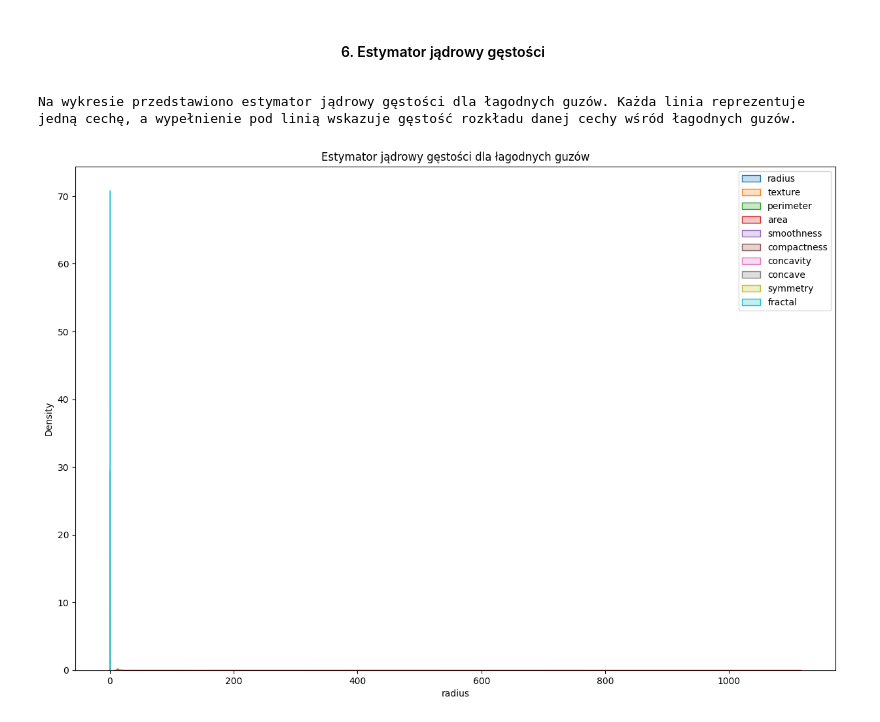
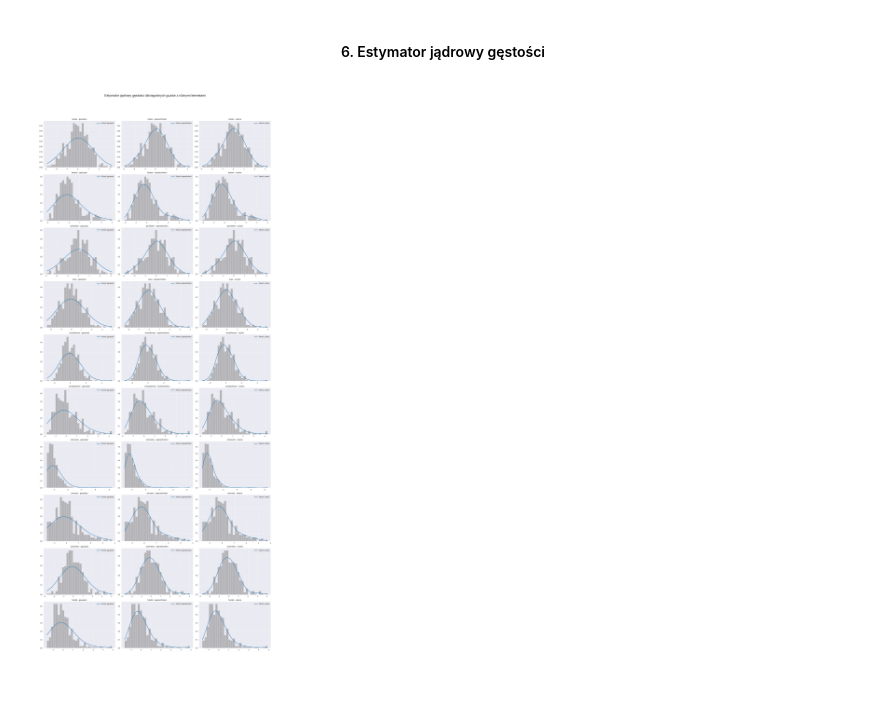
Before and after one commit to milymilek/statistics-projects, a Jupyter notebook: project-1/breast_cancer_analysis.ipynb, the cells around one changed output. Cells and saved outputs as stored; diff of their text form; code cells hidden in the pictures; blank space fills up the shorter version.

```diff
--- a/project-1/breast_cancer_analysis.ipynb
+++ b/project-1/breast_cancer_analysis.ipynb
@@ -568,19 +560,44 @@ Poniższe cechy mają rozkład normalny:
 6. Estymator jądrowy gęstości
 </h4>
 </center>
-# %%
-# Function to plot KDE for given features
-def plot_kde(data, title):
-    plt.figure(figsize=(15, 10))
-    for feature in data.columns:
-        sns.kdeplot(data[feature], fill=True, label=feature)
-    plt.title(title)
-    plt.legend()
-    plt.show()
-
-print("Na wykresie przedstawiono estymator jądrowy gęstości dla łagodnych guzów. " \
-      "Każda linia reprezentuje jedną cechę, a wypełnienie pod linią wskazuje gęstość rozkładu danej cechy wśród łagodnych guzów.")
-plot_kde(df_benign, "Estymator jądrowy gęstości dla łagodnych guzów")
-# %% [output]
-Na wykresie przedstawiono estymator jądrowy gęstości dla łagodnych guzów. Każda linia reprezentuje jedną cechę, a wypełnienie pod linią wskazuje gęstość rozkładu danej cechy wśród łagodnych guzów.
-[figure, removed]
+# %%
+import pandas as pd
+import matplotlib.pyplot as plt
+from sklearn.neighbors import KernelDensity
+from sklearn.preprocessing import StandardScaler
+
+import numpy as np
+
+kernels = ['gaussian', 'epanechnikov', 'cosine']
+
+def plot_kde_grid(data, kernels, nrows, ncols):
+    features = data.columns
+    scaler = StandardScaler()
+    standardized_data = scaler.fit_transform(data.dropna())
+
+    fig, axes = plt.subplots(nrows=nrows, ncols=ncols, figsize=(20, 50))
+    fig.suptitle('Estymator jądrowy gęstości dla łagodnych guzów z różnymi kernelami', fontsize=20)
+
+    for i, feature in enumerate(features):
+        combined_data = standardized_data[:, i]
+        x_vals = np.linspace(combined_data.min(), combined_data.max(), 1000).reshape(-1, 1)
+        for j, kernel in enumerate(kernels):
+            kde = KernelDensity(kernel=kernel).fit(combined_data.reshape(-1, 1))
+            log_dens = kde.score_samples(x_vals)
+            y_vals = np.exp(log_dens)
+            axes[i, j].hist(combined_data, bins=30, density=True, alpha=0.5, color='gray')
+            axes[i, j].plot(x_vals, y_vals, label=f'Kernel: {kernel}', linewidth=2)
+            axes[i, j].set_title(f'{feature} - {kernel}')
+            axes[i, j].set_xlabel('')
+            axes[i, j].set_ylabel('')
+            axes[i, j].legend()
+
+    plt.tight_layout(rect=[0, 0.03, 1, 0.95])
+    plt.show()
+
+nrows = len(df_benign.columns)
+ncols = len(kernels)
+
+plot_kde_grid(df_benign, kernels, nrows=nrows, ncols=ncols)
+# %% [output]
+[figure, added]
```
Also changed, not shown: parts of 9 cells of this notebook.
